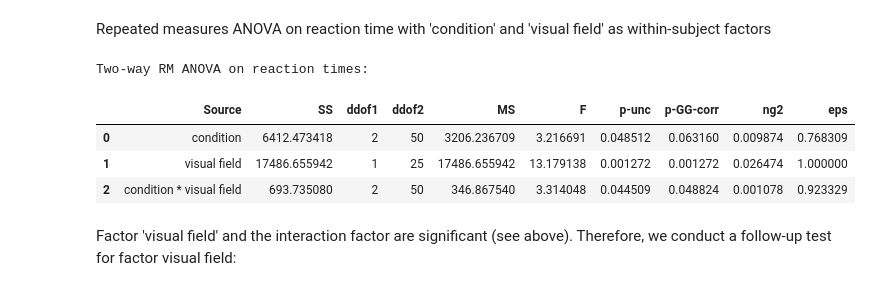
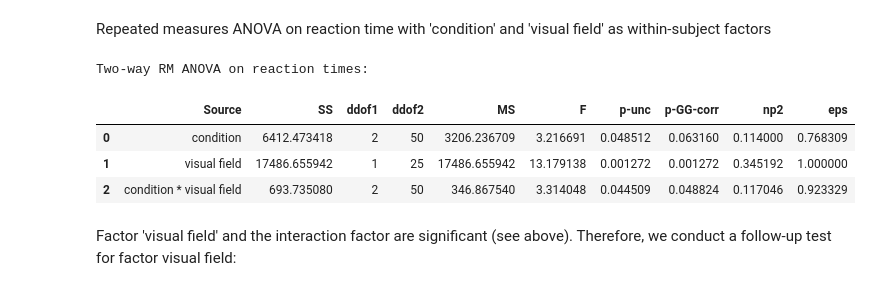
Before and after one commit to olofvanderwerf/rhythmic-attention, a Jupyter notebook: general_analysis.ipynb, the cells around one changed output. Cells and saved outputs as stored; diff of their text form; code cells hidden in the pictures.

```diff
--- a/general_analysis.ipynb
+++ b/general_analysis.ipynb
@@ -263,15 +263,15 @@ plt.show()
 Repeated measures ANOVA on reaction time with 'condition' and 'visual field' as within-subject factors
 # %%
 # Repeated Measures ANOVA
-aov = pg.rm_anova(dv='reaction time', within=['condition','visual field'], subject='subject', data=converted, correction = True)
+aov = pg.rm_anova(dv='reaction time', within=['condition','visual field'], subject='subject', data=converted, correction = True, effsize = 'np2')
 print("Two-way RM ANOVA on reaction times:")
 display(aov)
 # %% [output]
 Two-way RM ANOVA on reaction times:
-|  | Source | SS | ddof1 | ddof2 | MS | F | p-unc | p-GG-corr | ng2 | eps |
-| 0 | condition | 6412.473418 | 2 | 50 | 3206.236709 | 3.216691 | 0.048512 | 0.063160 | 0.009874 | 0.768309 |
-| 1 | visual field | 17486.655942 | 1 | 25 | 17486.655942 | 13.179138 | 0.001272 | 0.001272 | 0.026474 | 1.000000 |
-| 2 | condition * visual field | 693.735080 | 2 | 50 | 346.867540 | 3.314048 | 0.044509 | 0.048824 | 0.001078 | 0.923329 |
+|  | Source | SS | ddof1 | ddof2 | MS | F | p-unc | p-GG-corr | np2 | eps |
+| 0 | condition | 6412.473418 | 2 | 50 | 3206.236709 | 3.216691 | 0.048512 | 0.063160 | 0.114000 | 0.768309 |
+| 1 | visual field | 17486.655942 | 1 | 25 | 17486.655942 | 13.179138 | 0.001272 | 0.001272 | 0.345192 | 1.000000 |
+| 2 | condition * visual field | 693.735080 | 2 | 50 | 346.867540 | 3.314048 | 0.044509 | 0.048824 | 0.117046 | 0.923329 |
 # %% [markdown]
 Factor 'visual field' and the interaction factor are significant (see above). Therefore, we conduct a follow-up test for factor visual field:
 # %%
```
Also changed, not shown: parts of 3 cells of this notebook, 3 other files.
